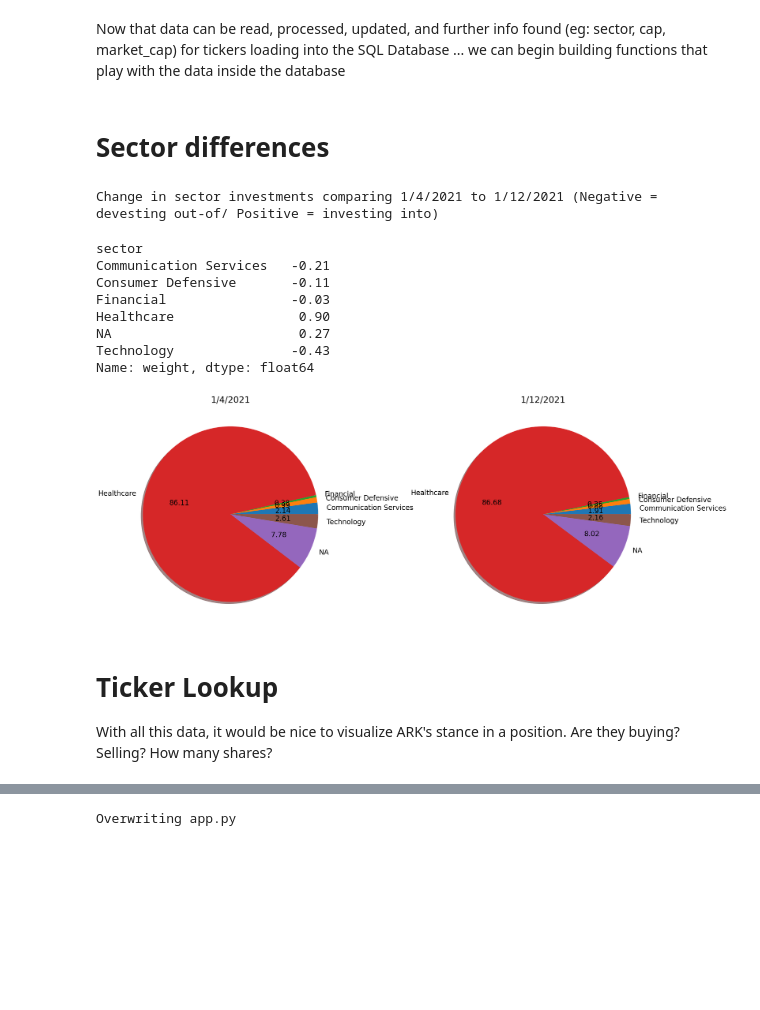
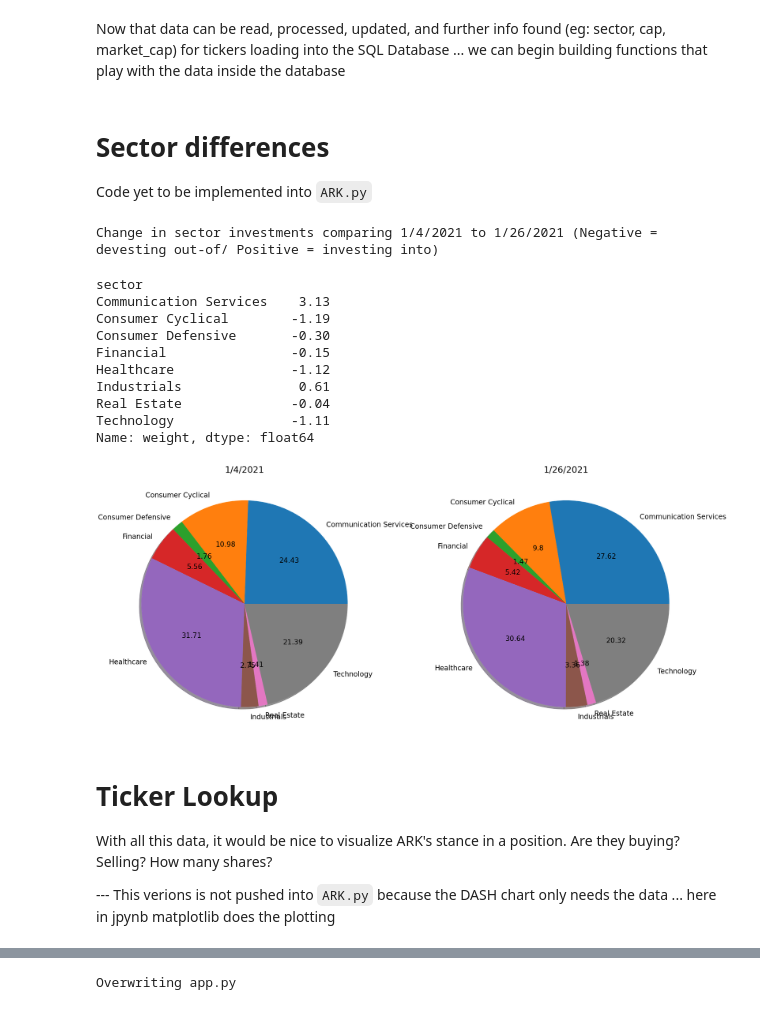
Before and after one commit to ShyuShiro/ARKFund_App, a Jupyter notebook: ARK Visualizations.ipynb, the cells around one changed output, grey strips where cells are left out. Cells and saved outputs as stored; diff of their text form; code cells hidden in the pictures; blank space fills up the shorter version.

```diff
--- a/ARK Visualizations.ipynb
+++ b/ARK Visualizations.ipynb
@@ -24,7 +13,10 @@ End game is to answer questions:
 # %%
-def set_dir(path = r"C:\Users\Brandon\Desktop\ARK Fund CSV Files"):
+def set_dir(path=""):
     import os
-    os.chdir(path)
+    if path != "":
+        os.chdir(path)
+    else:
+        pass #Keep directory as current working directory
 # %%
 def see_data(db=0): #Function to view the data in the database easily
     import sqlite3
@@ -1359,8 +1435,11 @@ df[df['ticker']=="TAK"]
 # %% [markdown]
 Now that data can be read, processed, updated, and further info found (eg: sector, cap, market_cap) for tickers loading into the SQL Database ... we can begin building functions that play with the data inside the database
-# %% [markdown]
-# Sector differences
+# %% [markdown]
+# Sector differences
+
+Code yet to be implemented into `ARK.py`
 # %%
+from ARK import *
 def portfolio_diff(date1,date2,fund="ARKG"):
     '''
     Get a snapshot difference between 2 differing portfolio dates
@@ -1385,46 +1464,50 @@ def portfolio_diff(date1,date2,fund="ARKG"):
     def autopct_layout(val):
         import numpy as np
         return np.round(val,2)
 
     def pie_chart(subset,date):
         import matplotlib.pyplot as plt
         subset_diversity = subset.groupby('sector').sum()['weight']
         patches, texts, autotexts =  plt.pie(subset_diversity,labels=subset_diversity.index.to_list(),autopct=autopct_layout,shadow=True)
         for i in texts:
             i.set_fontsize(24) #Set font size of sector names
         for i in autotexts:
             i.set_fontsize(24) #Set font size for the values
         plt.tight_layout()
         plt.title(str(date),fontsize=30)
         return subset_diversity
 
     import matplotlib.pyplot as plt
     import numpy as np
     plt.figure(figsize=(30,15))
     plt.subplot(1,2,1)
     a = pie_chart(subset1,date1)
     plt.subplot(1,2,2)
     b = pie_chart(subset2,date2)
     print("Change in sector investments comparing %s to %s (Negative = devesting out-of/ Positive = investing into)"%(date1,date2))
     display(b-a)
     return a,b #Return the differing portfolios
 
-a,b = portfolio_diff('1/4',"1/12","ARKG")
+a,b = portfolio_diff('1/4',"1/26","ARKK")
 # %% [output]
-Change in sector investments comparing 1/4/2021 to 1/12/2021 (Negative = devesting out-of/ Positive = investing into)
+Change in sector investments comparing 1/4/2021 to 1/26/2021 (Negative = devesting out-of/ Positive = investing into)
 sector
-Communication Services   -0.21
-Consumer Defensive       -0.11
-Financial                -0.03
-Healthcare                0.90
-NA                        0.27
-Technology               -0.43
+Communication Services    3.13
+Consumer Cyclical        -1.19
+Consumer Defensive       -0.30
+Financial                -0.15
+Healthcare               -1.12
+Industrials               0.61
+Real Estate              -0.04
+Technology               -1.11
 Name: weight, dtype: float64
-[figure, old version]
+[figure, new version]
 # %% [markdown]
 # Ticker Lookup
 
 With all this data, it would be nice to visualize ARK's stance in a position. Are they buying? Selling? How many shares?
+
+--- This verions is not pushed into `ARK.py` because the DASH chart only needs the data ... here in jpynb matplotlib does the plotting
 # %%
 from ARK import *
 def ticker_lookup(tickers,together=True,funds=None,return_plot=False):
```
Also changed, not shown: parts of 20 cells of this notebook, 19 other files.
